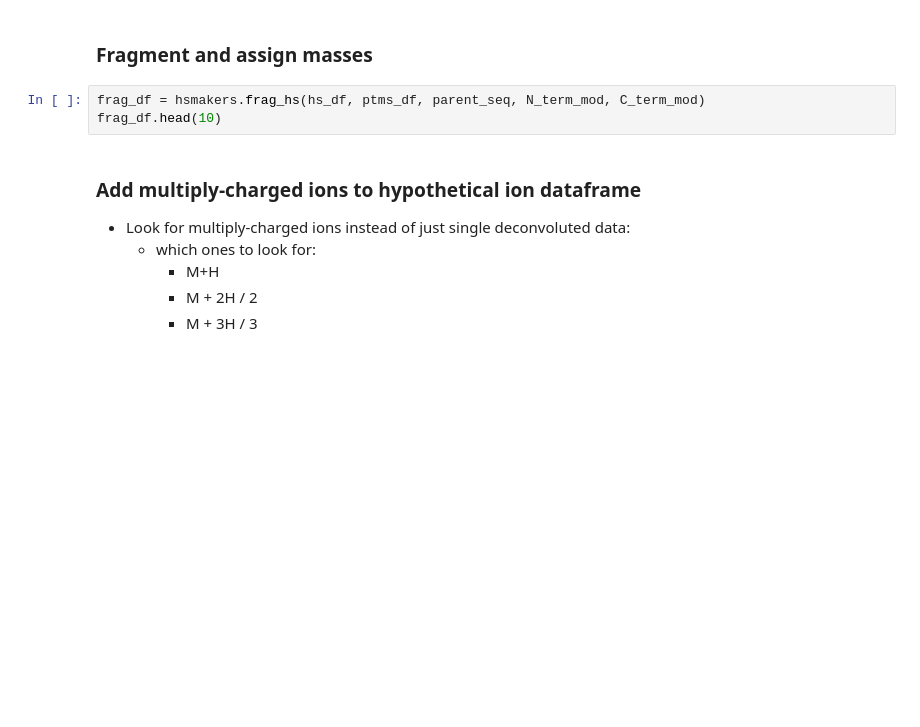
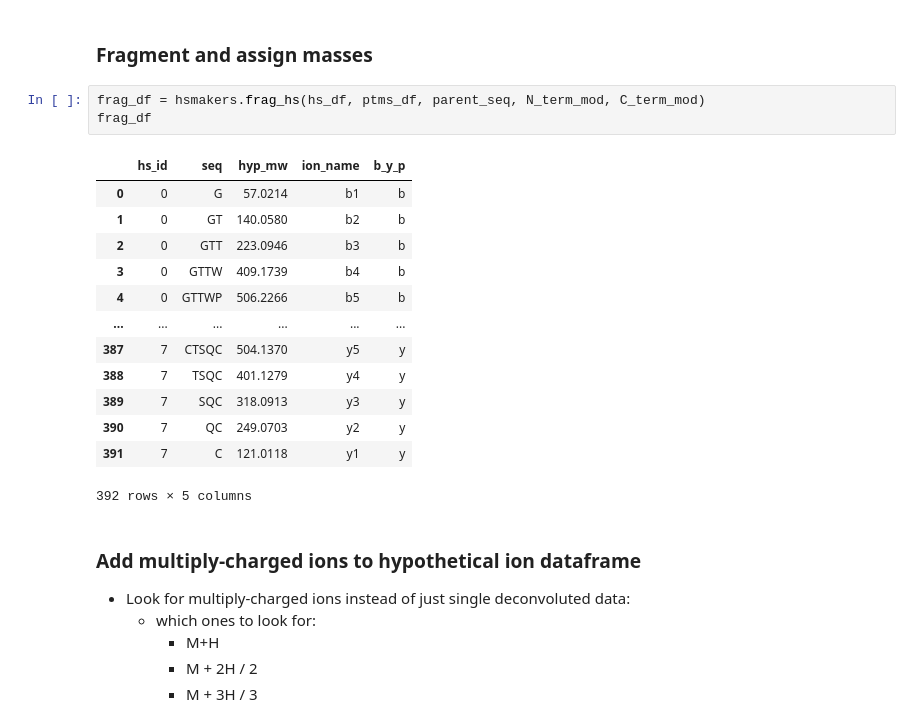
Before and after one commit to dantheand/msms_structure_annot, a Jupyter notebook: notebooks/HalA2_example.ipynb, the cells around one changed output. Saved outputs shown, nothing was run; the diff lists cells and outputs as text; blank space fills up the shorter version.

```diff
--- a/notebooks/HalA2_example.ipynb
+++ b/notebooks/HalA2_example.ipynb
@@ -172,7 +200,21 @@ hs_df
 ### Fragment and assign masses
 # %%
 frag_df = hsmakers.frag_hs(hs_df, ptms_df, parent_seq, N_term_mod, C_term_mod)
-frag_df.head(10)
+frag_df
+# %% [output]
+|  | hs_id | seq | hyp_mw | ion_name | b_y_p |
+| 0 | 0 | G | 57.0214 | b1 | b |
+| 1 | 0 | GT | 140.0580 | b2 | b |
+| 2 | 0 | GTT | 223.0946 | b3 | b |
+| 3 | 0 | GTTW | 409.1739 | b4 | b |
+| 4 | 0 | GTTWP | 506.2266 | b5 | b |
+| ... | ... | ... | ... | ... | ... |
+| 387 | 7 | CTSQC | 504.1370 | y5 | y |
+| 388 | 7 | TSQC | 401.1279 | y4 | y |
+| 389 | 7 | SQC | 318.0913 | y3 | y |
+| 390 | 7 | QC | 249.0703 | y2 | y |
+| 391 | 7 | C | 121.0118 | y1 | y |
+392 rows × 5 columns
 # %% [markdown]
 ### Add multiply-charged ions to hypothetical ion dataframe
 
```
Also changed, not shown: parts of 15 cells of this notebook, 2 other files.
